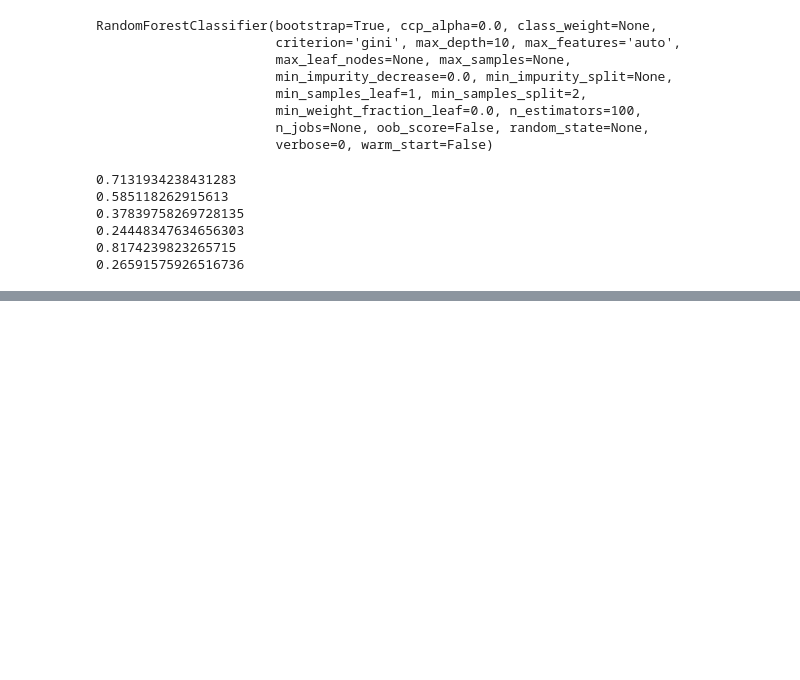
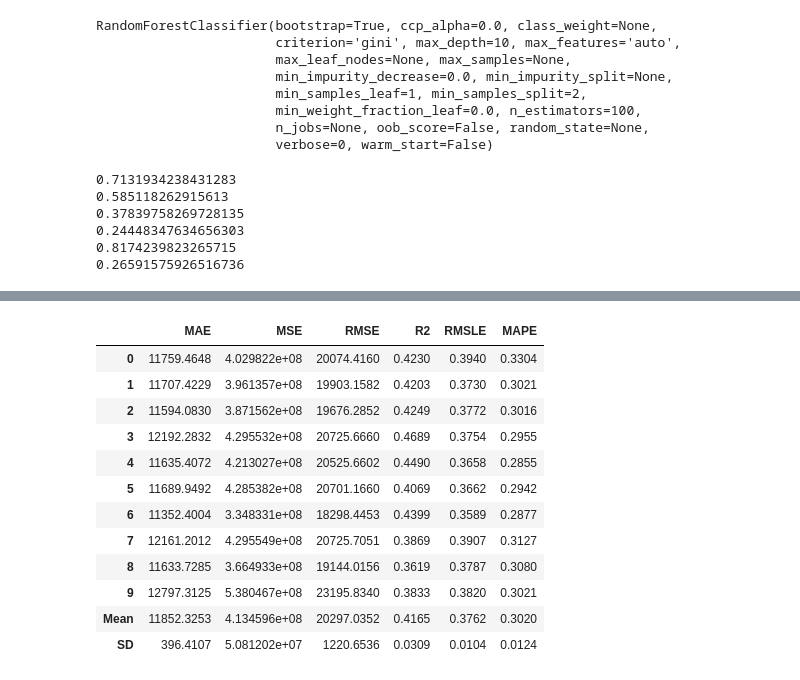
Before and after one commit to artemgur/akbars, a Jupyter notebook: akbars.ipynb, the cells around one changed output, grey strips where cells are left out. Saved outputs shown, nothing was run; the diff lists cells and outputs as text; code cells hidden in the pictures; blank space fills up the shorter version.

```diff
--- a/akbars.ipynb
+++ b/akbars.ipynb
@@ -780,0 +788,16 @@ IntProgress(value=0, description='Processing: ', max=104)
+# %%
+ridge = pcr.create_model('ridge')
+# %% [output]
+|  | MAE | MSE | RMSE | R2 | RMSLE | MAPE |
+| 0 | 11759.4648 | 4.029822e+08 | 20074.4160 | 0.4230 | 0.3940 | 0.3304 |
+| 1 | 11707.4229 | 3.961357e+08 | 19903.1582 | 0.4203 | 0.3730 | 0.3021 |
+| 2 | 11594.0830 | 3.871562e+08 | 19676.2852 | 0.4249 | 0.3772 | 0.3016 |
+| 3 | 12192.2832 | 4.295532e+08 | 20725.6660 | 0.4689 | 0.3754 | 0.2955 |
+| 4 | 11635.4072 | 4.213027e+08 | 20525.6602 | 0.4490 | 0.3658 | 0.2855 |
+| 5 | 11689.9492 | 4.285382e+08 | 20701.1660 | 0.4069 | 0.3662 | 0.2942 |
+| 6 | 11352.4004 | 3.348331e+08 | 18298.4453 | 0.4399 | 0.3589 | 0.2877 |
+| 7 | 12161.2012 | 4.295549e+08 | 20725.7051 | 0.3869 | 0.3907 | 0.3127 |
+| 8 | 11633.7285 | 3.664933e+08 | 19144.0156 | 0.3619 | 0.3787 | 0.3080 |
+| 9 | 12797.3125 | 5.380467e+08 | 23195.8340 | 0.3833 | 0.3820 | 0.3021 |
+| Mean | 11852.3253 | 4.134596e+08 | 20297.0352 | 0.4165 | 0.3762 | 0.3020 |
+| SD | 396.4107 | 5.081202e+07 | 1220.6536 | 0.0309 | 0.0104 | 0.0124 |
```
Also changed, not shown: parts of 9 cells of this notebook.
